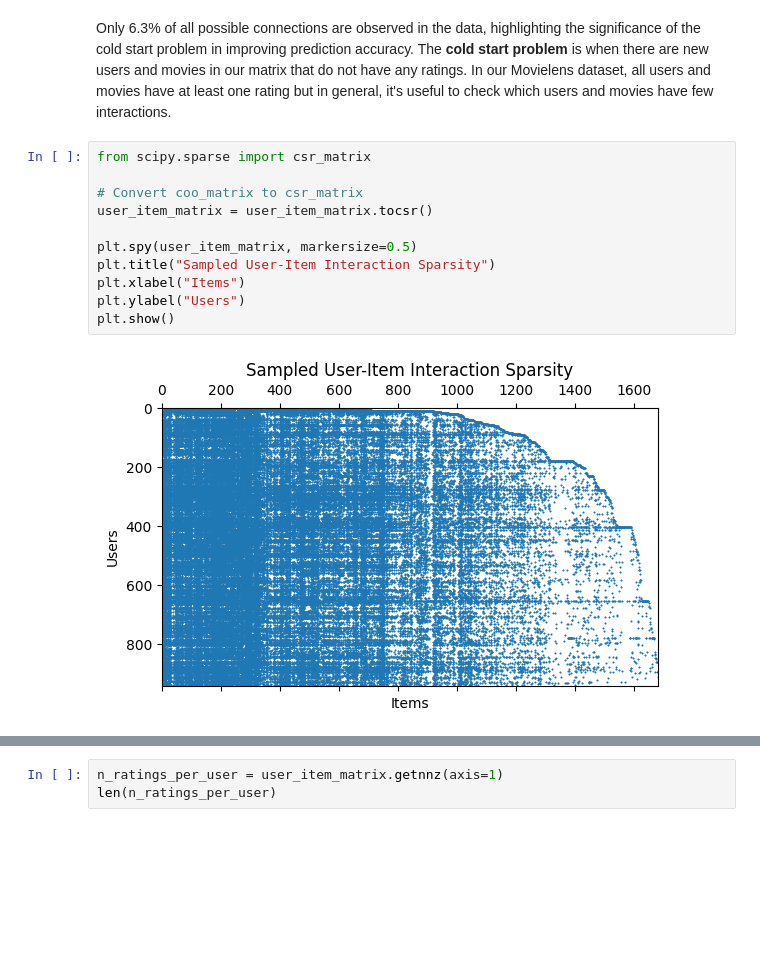
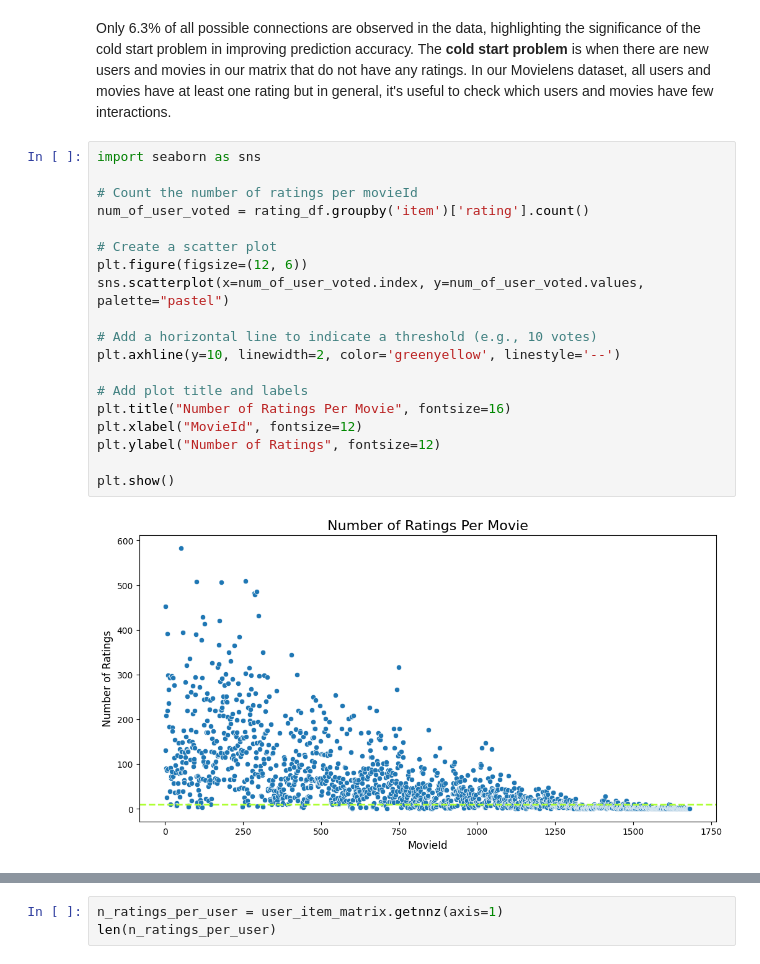
Before and after one commit to PaganMin-11353/dinghui101, a Jupyter notebook: movieLens_EDA.ipynb, the cells around one changed output, grey strips where cells are left out. Drawn from its saved outputs; the diff is of its cells as text; blank space fills up the shorter version.

```diff
--- a/movieLens_EDA.ipynb
+++ b/movieLens_EDA.ipynb
@@ -91,16 +105,24 @@ Matrix Sparsity: 93.6953%
 # %% [markdown]
 Only 6.3% of all possible connections are observed in the data, highlighting the significance of the cold start problem in improving prediction accuracy.
 The **cold start problem** is when there are new users and movies in our matrix that do not have any ratings. In our Movielens dataset, all users and movies have at least one rating but in general, it's useful to check which users and movies have few interactions.
-# %%
-from scipy.sparse import csr_matrix
-
-# Convert coo_matrix to csr_matrix
-user_item_matrix = user_item_matrix.tocsr()
-
-plt.spy(user_item_matrix, markersize=0.5)
-plt.title("Sampled User-Item Interaction Sparsity")
-plt.xlabel("Items")
-plt.ylabel("Users")
-plt.show()
-# %% [output]
-[figure, removed]
+# %%
+import seaborn as sns
+
+# Count the number of ratings per movieId
+num_of_user_voted = rating_df.groupby('item')['rating'].count()
+
+# Create a scatter plot
+plt.figure(figsize=(12, 6))
+sns.scatterplot(x=num_of_user_voted.index, y=num_of_user_voted.values, palette="pastel")
+
+# Add a horizontal line to indicate a threshold (e.g., 10 votes)
+plt.axhline(y=10, linewidth=2, color='greenyellow', linestyle='--')
+
+# Add plot title and labels
+plt.title("Number of Ratings Per Movie", fontsize=16)
+plt.xlabel("MovieId", fontsize=12)
+plt.ylabel("Number of Ratings", fontsize=12)
+
+plt.show()
+# %% [output]
+[figure, added]
```
Also changed, not shown: parts of 14 cells of this notebook.
